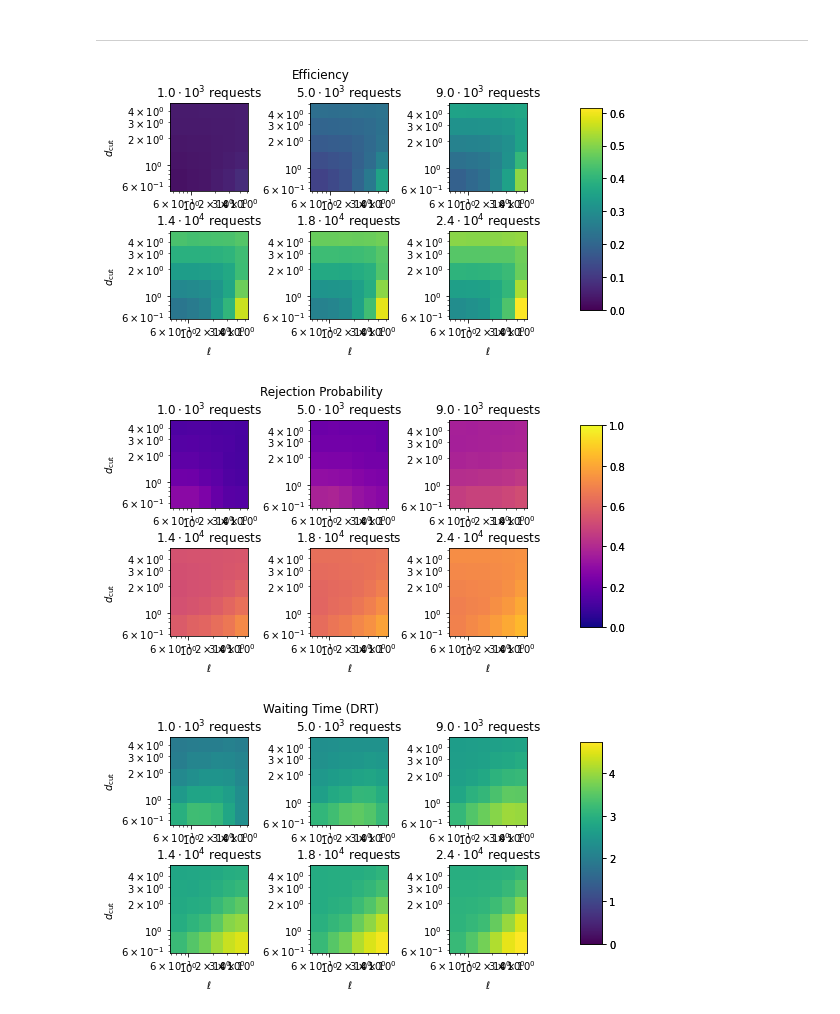
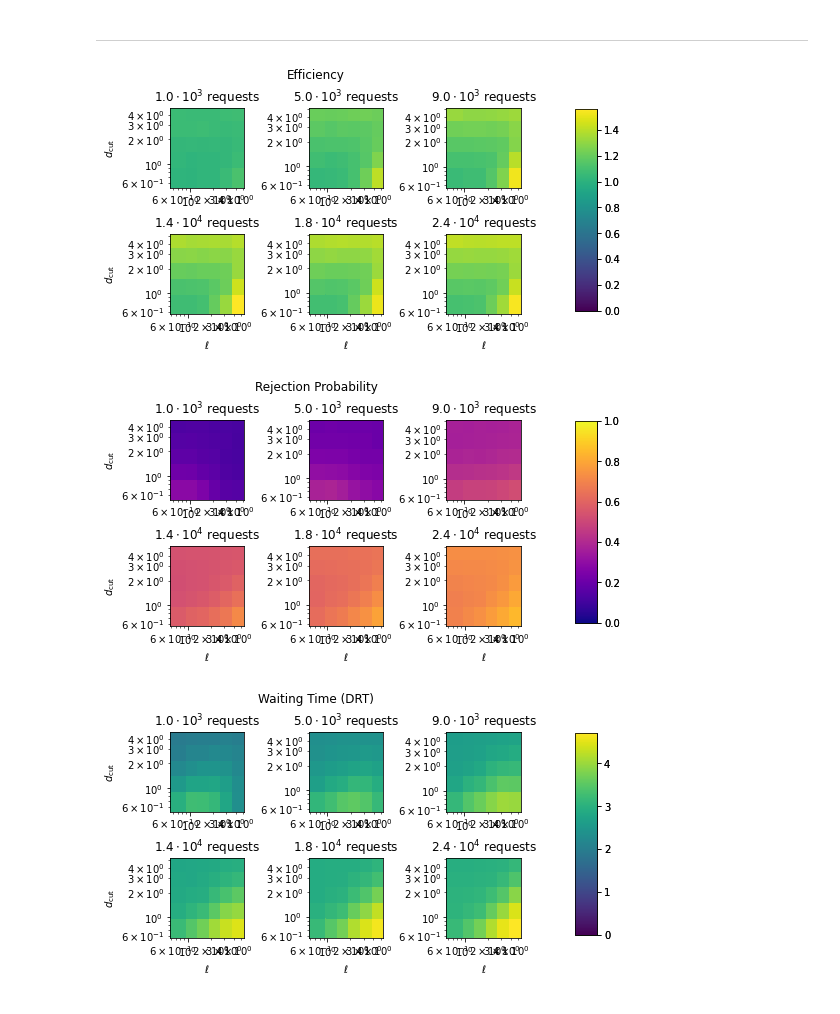
Before and after one commit to poss-group/matsim-bimodal-1, a Jupyter notebook: python_analysis/AnalyzeCarbonFootprintVaryDCut.ipynb, the cells around one changed output. Drawn from its saved outputs; the diff is of its cells as text; code cells hidden in the pictures.

```diff
--- a/python_analysis/AnalyzeCarbonFootprintVaryDCut.ipynb
+++ b/python_analysis/AnalyzeCarbonFootprintVaryDCut.ipynb
@@ -91,4 +99,5 @@ def readData(nReqs):
 # Visualization
 # %%
 # dcuts, ells, data = readData(10000)
-df, df_car = readData(20000)
+df, df_car = readData(10000)
+df["efficiency"] = df["occupancy"]/df["detour"]
@@ -135,0 +334,28 @@ plt.show()
+# %%
+fig, ax = plt.subplots(constrained_layout=True)
+
+data = df.pivot(index="l", columns="dcut", values=["efficiency", "servability", "drt_travel_time_normalized",
+                                                       "drt_wait_time_normalized" ,"drt_distance",
+                                                       "req_mean_dist", "cummulative_dist_drt",
+                                                      "cummulative_dist_drt_unshared", "pkm_drt",
+                                                       "occupancy", "detour"])
+
+efficiencies = data["efficiency"].to_numpy().flatten()
+qualities = data["drt_travel_time_normalized"].to_numpy().flatten()
+costs = np.stack((-efficiencies, qualities), axis=1)
+
+pareto_efficient = isParetoEfficient(costs)
+pareto_efficiencies = efficiencies[pareto_efficient]
+pareto_qualities = qualities[pareto_efficient]
+sorted_idx = np.argsort(pareto_efficiencies)
+
+ax.plot(qualities[~pareto_efficient], efficiencies[~pareto_efficient], "o", label="data")
+ax.plot(pareto_qualities[sorted_idx], pareto_efficiencies[sorted_idx], "-o", c="green", ms=4, label="pareto front")
+# ax.plot(efficiencies[~pareto_efficient], qualities[~pareto_efficient], "o", label="data")
+# ax.plot(pareto_efficiencies[sorted_idx], pareto_qualities[sorted_idx], "-o", c="green", ms=4, label="pareto front")
+ax.set_xlabel(r"$\mathcal{Q}$")
+ax.set_ylabel(r"$\mathcal{E}$")
+ax.legend()
+
+# fig.savefig("figures/DrtPartParetoFront.png", dpi=200)
+plt.show()
@@ -157,11 +429,14 @@ drt_distance_max = 0
 
 for i,r in enumerate(reqs):
     df, df_car = readData(r)
-#     df = df[df["l"] < 5]
-#     df = df[df["dcut"] < 5]
-    df[""]
-    data = df.pivot(index="l", columns="dcut", values=["efficiency", "servability", "drt_wait_time", "drt_wait_time_normalized", "drt_distance", "req_mean_dist"])
-    efficiencies.append(data["efficiency"])
+    df = df[df["l"] < 5]
+    df = df[df["dcut"] < 5]
+    data = df.pivot(index="l", columns="dcut", values=["efficiency", "servability", "drt_wait_time",
+                                                       "drt_wait_time_normalized", "drt_distance",
+                                                       "req_mean_dist", "cummulative_dist_drt",
+                                                      "cummulative_dist_drt_unshared"])
+#     efficiencies.append(data["efficiency"])
+    efficiencies.append(data["cummulative_dist_drt"]/data["cummulative_dist_drt_unshared"])
     servabilities.append(1 - data["servability"])
     drt_wait_times.append(data["drt_wait_time_normalized"])
     drt_distances.append(data["drt_distance"]/data["req_mean_dist"])
@@ -186,33 +461,33 @@ for i in range(len(reqs)):
 
 for i,axes in enumerate(axes_list):
     axes[1,0].set_xlabel(r"$\ell$")
     axes[1,1].set_xlabel(r"$\ell$")
     axes[1,2].set_xlabel(r"$\ell$")
     axes[1,0].set_ylabel(r"$d_\mathrm{cut}$")
     axes[0,0].set_ylabel(r"$d_\mathrm{cut}$")
 #     axes[0,0].set_title(rf"{reqs[0]:.1E}$a =b$ requests")
 #     axes[0,1].set_title(rf"{reqs[1]:.1E} requests")
 #     axes[0,2].set_title(rf"{reqs[2]:.1E} requests")
 #     axes[1,0].set_title(rf"{reqs[3]:.1E} requests")
 #     axes[1,1].set_title(rf"{reqs[4]:.1E} requests")
 #     axes[1,2].set_title(rf"{reqs[5]:.1E} requests")
     axes[0,0].set_title(rf"${coeffs[0]}\cdot 10^{reqs_log[0]}$ requests")
     axes[0,1].set_title(rf"${coeffs[1]}\cdot 10^{reqs_log[1]}$ requests")
     axes[0,2].set_title(rf"${coeffs[2]}\cdot 10^{reqs_log[2]}$ requests")
     axes[1,0].set_title(rf"${coeffs[3]}\cdot 10^{reqs_log[3]}$ requests")
     axes[1,1].set_title(rf"${coeffs[4]}\cdot 10^{reqs_log[4]}$ requests")
     axes[1,2].set_title(rf"${coeffs[5]}\cdot 10^{reqs_log[5]}$ requests")
 for i,fig in enumerate(fig_list):
     cbar_ax = fig.add_axes([1.1, 0.15, 0.05, 0.7])
     fig.colorbar(ims[i], cax=cbar_ax)
 for i,fig in enumerate(fig_list):
     cbar_ax = fig.add_axes([1.1, 0.15, 0.05, 0.7])
     fig.colorbar(ims[i], cax=cbar_ax)
     fig.suptitle(fig_titles[i])
 #     fig.savefig(f"figures/{save_names[i]}Small.jpg", bbox_inches="tight", dpi=300)
 
 plt.show()
 # %% [output]
-[figure, old version]
+[figure, new version]
-[figure, old version]
+[figure, new version]
-[figure, old version]
+[figure, new version]
```
Also changed, not shown: parts of 18 cells of this notebook, 15 other files.
